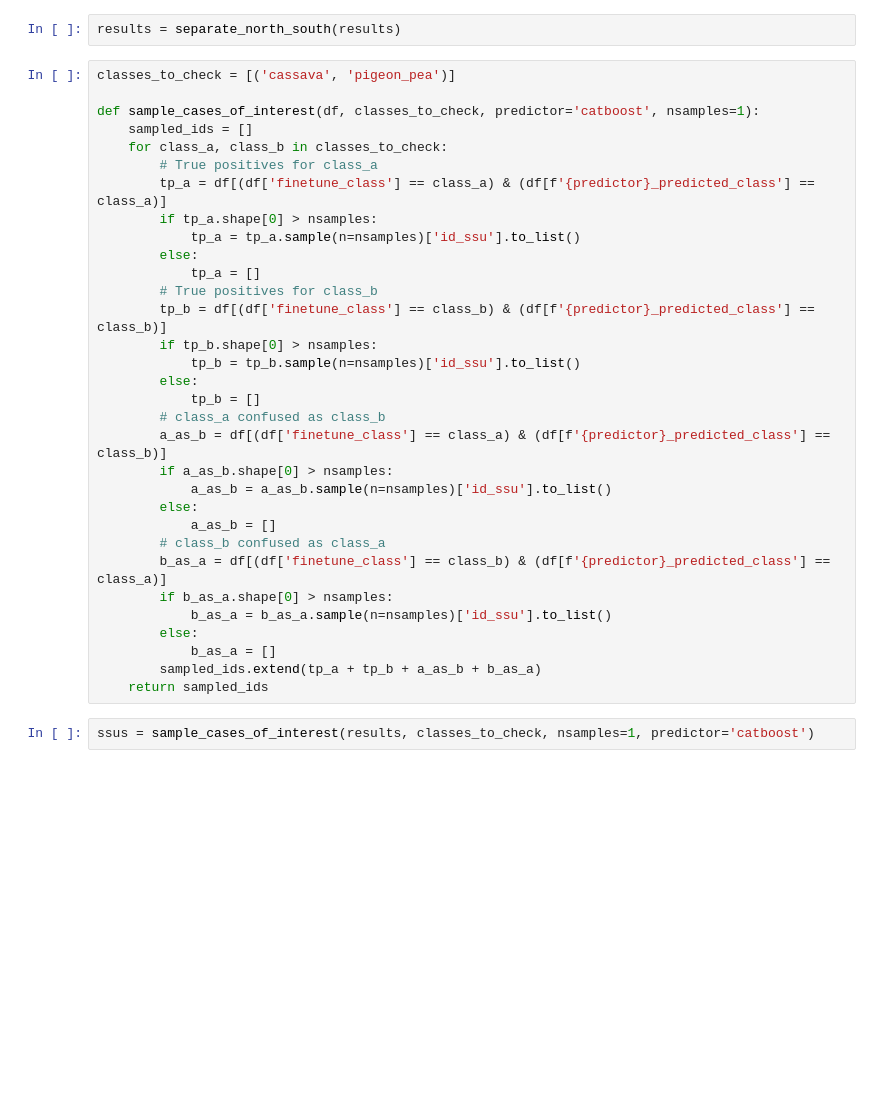
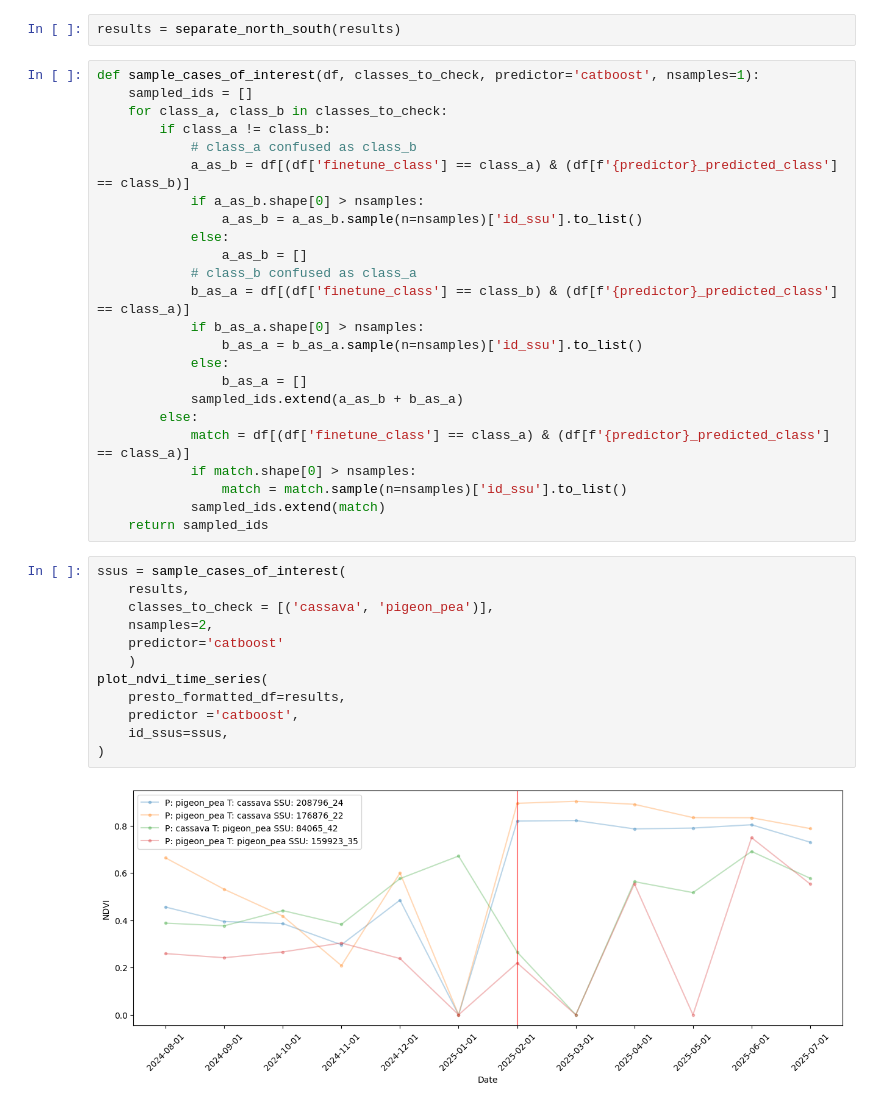
Before and after one commit to WorldCereal/worldcereal-cop4geoglam, a Jupyter notebook: notebooks/data_and_results_investigation.ipynb, the cells around one changed output. Cells and saved outputs as stored; diff of their text form; blank space fills up the shorter version.

```diff
--- a/notebooks/data_and_results_investigation.ipynb
+++ b/notebooks/data_and_results_investigation.ipynb
@@ -243,37 +243,41 @@ def separate_north_south(df, cutpoint_psu=100000):
 # %%
 results = separate_north_south(results)
 # %%
-classes_to_check = [('cassava', 'pigeon_pea')]
-
 def sample_cases_of_interest(df, classes_to_check, predictor='catboost', nsamples=1):
     sampled_ids = []
     for class_a, class_b in classes_to_check:
-        # True positives for class_a
-        tp_a = df[(df['finetune_class'] == class_a) & (df[f'{predictor}_predicted_class'] == class_a)]
-        if tp_a.shape[0] > nsamples:
-            tp_a = tp_a.sample(n=nsamples)['id_ssu'].to_list()
+        if class_a != class_b:
+            # class_a confused as class_b
+            a_as_b = df[(df['finetune_class'] == class_a) & (df[f'{predictor}_predicted_class'] == class_b)]
+            if a_as_b.shape[0] > nsamples:
+                a_as_b = a_as_b.sample(n=nsamples)['id_ssu'].to_list()
+            else:
+                a_as_b = []
+            # class_b confused as class_a
+            b_as_a = df[(df['finetune_class'] == class_b) & (df[f'{predictor}_predicted_class'] == class_a)]
+            if b_as_a.shape[0] > nsamples:
+                b_as_a = b_as_a.sample(n=nsamples)['id_ssu'].to_list()
+            else:
+                b_as_a = []
+            sampled_ids.extend(a_as_b + b_as_a)
         else:
-            tp_a = []
-        # True positives for class_b
-        tp_b = df[(df['finetune_class'] == class_b) & (df[f'{predictor}_predicted_class'] == class_b)]
-        if tp_b.shape[0] > nsamples:
-            tp_b = tp_b.sample(n=nsamples)['id_ssu'].to_list()
-        else:
-            tp_b = []
-        # class_a confused as class_b
-        a_as_b = df[(df['finetune_class'] == class_a) & (df[f'{predictor}_predicted_class'] == class_b)]
-        if a_as_b.shape[0] > nsamples:
-            a_as_b = a_as_b.sample(n=nsamples)['id_ssu'].to_list()
-        else:
-            a_as_b = []
-        # class_b confused as class_a
-        b_as_a = df[(df['finetune_class'] == class_b) & (df[f'{predictor}_predicted_class'] == class_a)]
-        if b_as_a.shape[0] > nsamples:
-            b_as_a = b_as_a.sample(n=nsamples)['id_ssu'].to_list()
-        else:
-            b_as_a = []
-        sampled_ids.extend(tp_a + tp_b + a_as_b + b_as_a)
+            match = df[(df['finetune_class'] == class_a) & (df[f'{predictor}_predicted_class'] == class_a)]
+            if match.shape[0] > nsamples:
+                match = match.sample(n=nsamples)['id_ssu'].to_list()
+            sampled_ids.extend(match)
     return sampled_ids
 # %%
-ssus = sample_cases_of_interest(results, classes_to_check, nsamples=1, predictor='catboost')
+ssus = sample_cases_of_interest(
+    results,
+    classes_to_check = [('cassava', 'pigeon_pea')],
+    nsamples=2,
+    predictor='catboost'
+    )
+plot_ndvi_time_series(
+    presto_formatted_df=results,
+    predictor ='catboost',
+    id_ssus=ssus,
+)
+# %% [output]
+[figure, added]
 # %%
```
Also changed, not shown: parts of 2 cells of this notebook.
